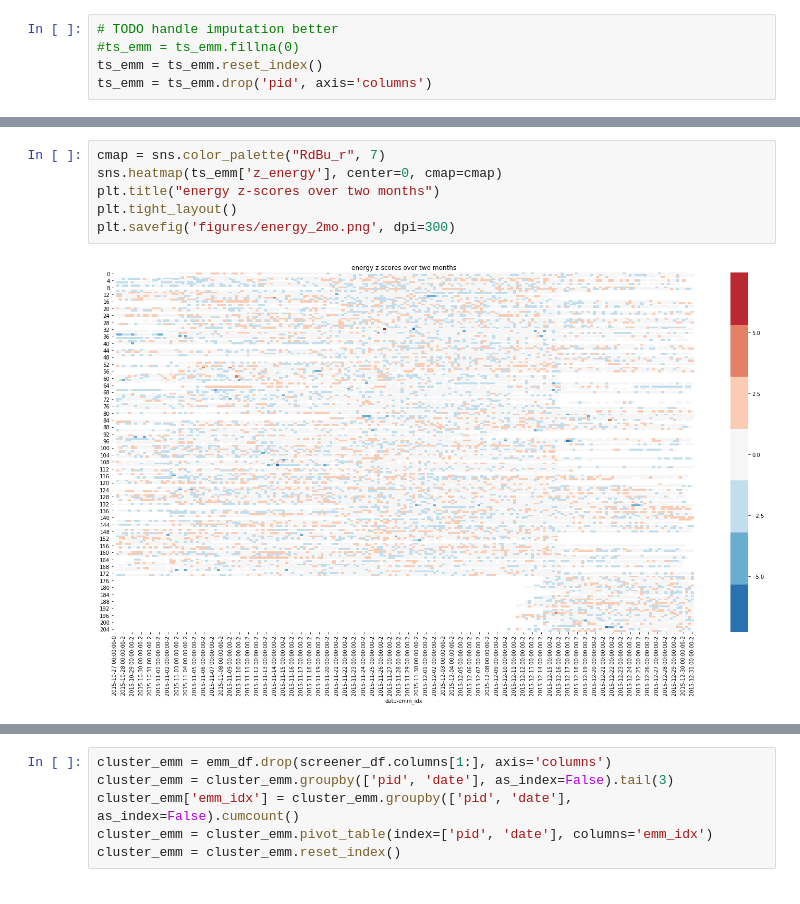
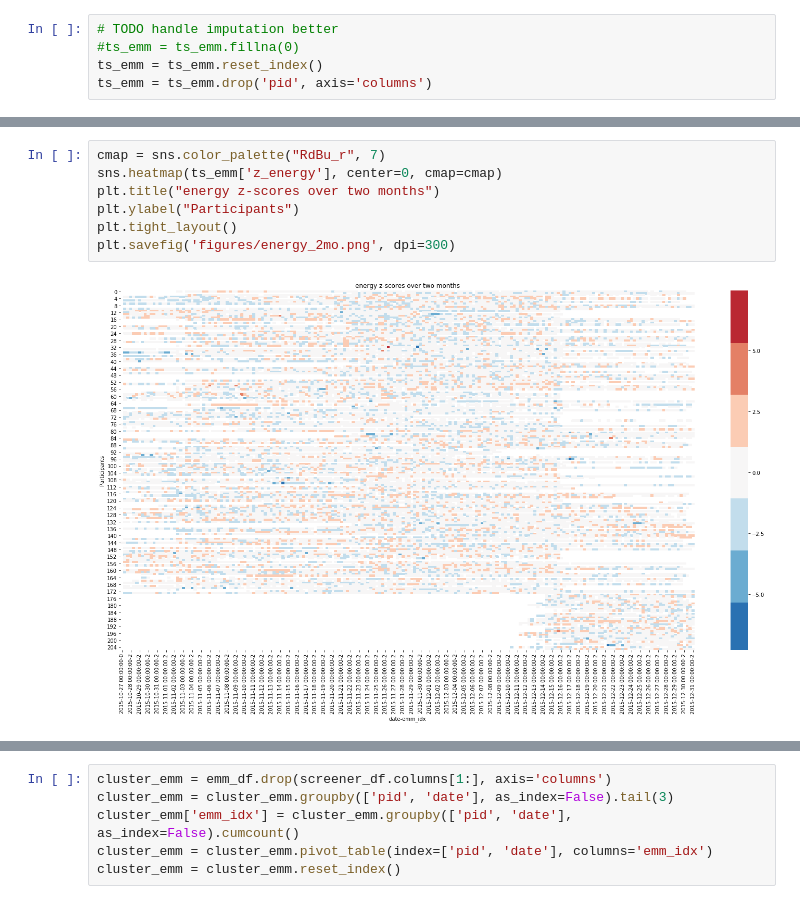
Before and after one commit to tliu526/lifesense, a Jupyter notebook: daily_rhythm.ipynb, the cells around one changed output, grey strips where cells are left out. Saved outputs shown, nothing was run; the diff lists cells and outputs as text.

```diff
--- a/daily_rhythm.ipynb
+++ b/daily_rhythm.ipynb
@@ -369,11 +315,12 @@ plt.savefig('figures/stress_2mo.png', dpi=300)
 # %%
 cmap = sns.color_palette("RdBu_r", 7)
 sns.heatmap(ts_emm['z_energy'], center=0, cmap=cmap)
 plt.title("energy z-scores over two months")
+plt.ylabel("Participants")
 plt.tight_layout()
 plt.savefig('figures/energy_2mo.png', dpi=300)
 # %% [output]
-[figure, old version]
+[figure, new version]
 # %%
 cmap = sns.color_palette("RdBu_r", 7)
 sns.heatmap(ts_emm['z_focus'], center=0, cmap=cmap)
```
Also changed, not shown: parts of 34 cells of this notebook.
